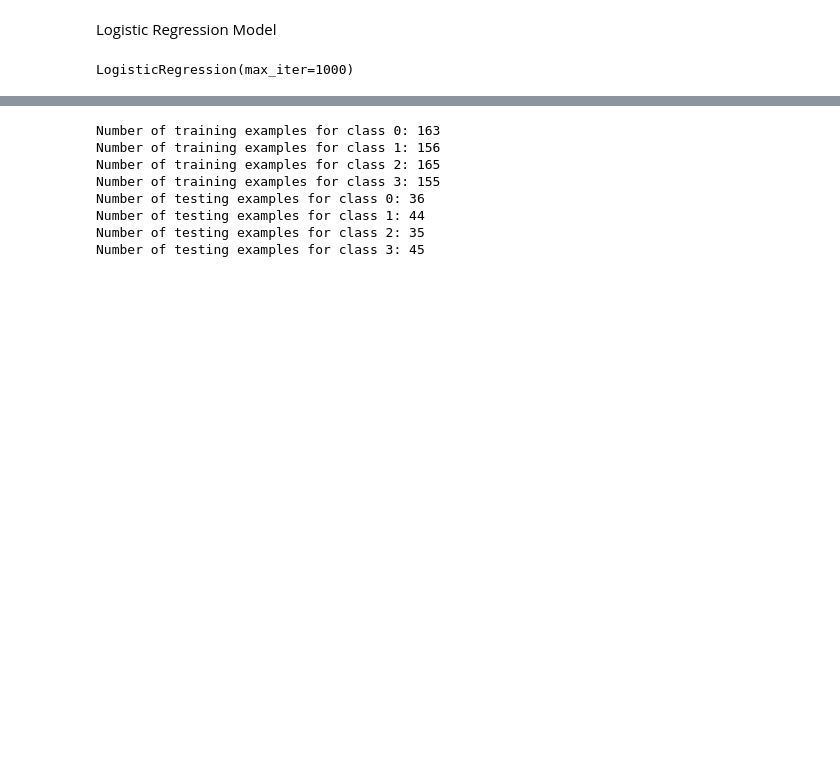
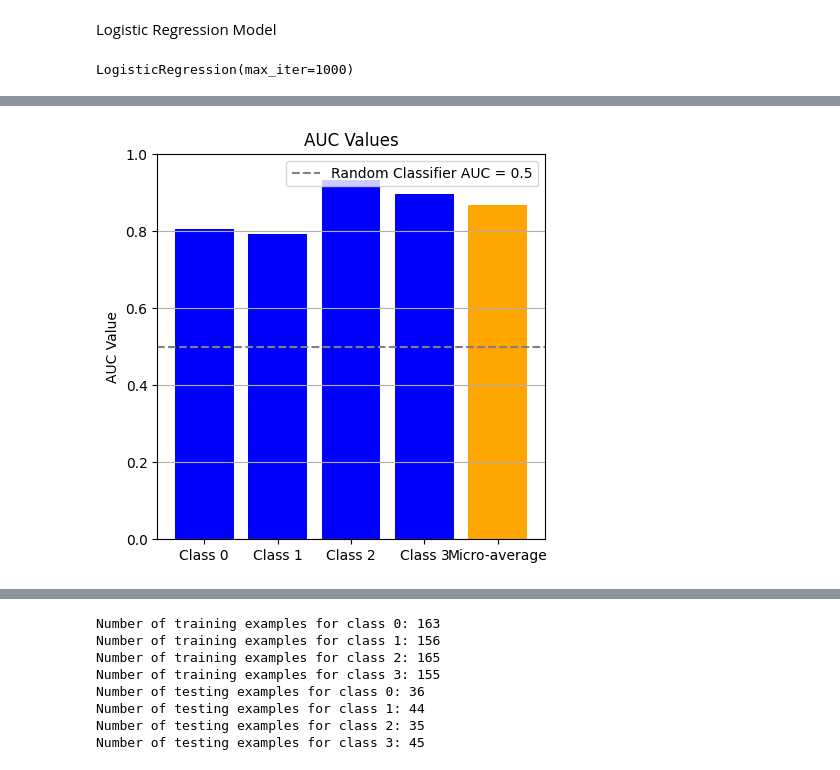
Before and after one commit to shahd263/MLproject, a Jupyter notebook: breeds.ipynb, the cells around one changed output, grey strips where cells are left out. Saved outputs shown, nothing was run; the diff lists cells and outputs as text; code cells hidden in the pictures; blank space fills up the shorter version.

```diff
--- a/breeds.ipynb
+++ b/breeds.ipynb
@@ -76,0 +77,37 @@ plt.show()
+# %%
+
+from sklearn.metrics import roc_curve, auc
+from sklearn.preprocessing import label_binarize
+
+
+n_classes = len(set(y_test))
+y_test_bin = label_binarize(y_test, classes=range(n_classes))
+y_scores = model.predict_proba(X_test_pca)
+
+
+roc_auc = []
+
+for i in range(n_classes):
+    fpr, tpr, _ = roc_curve(y_test_bin[:, i], y_scores[:, i])
+    roc_auc.append(auc(fpr, tpr))
+
+fpr_micro, tpr_micro, _ = roc_curve(y_test_bin.ravel(), y_scores.ravel())
+roc_auc_micro = auc(fpr_micro, tpr_micro)
+
+
+plt.figure(figsize=(5, 5))
+class_names = [f'Class {i}' for i in range(n_classes)]
+class_names.append('Micro-average')
+
+auc_values = roc_auc + [roc_auc_micro]
+
+plt.bar(class_names, auc_values, color=['blue'] * n_classes + ['orange'])
+plt.ylim(0, 1)
+plt.ylabel('AUC Value')
+plt.title('AUC Values')
+plt.grid(axis='y')
+plt.axhline(y=0.5, color='gray', linestyle='--', label='Random Classifier AUC = 0.5')
+plt.legend()
+plt.show()
+# %% [output]
+[figure, added]
```
Also changed, not shown: parts of 9 cells of this notebook.
